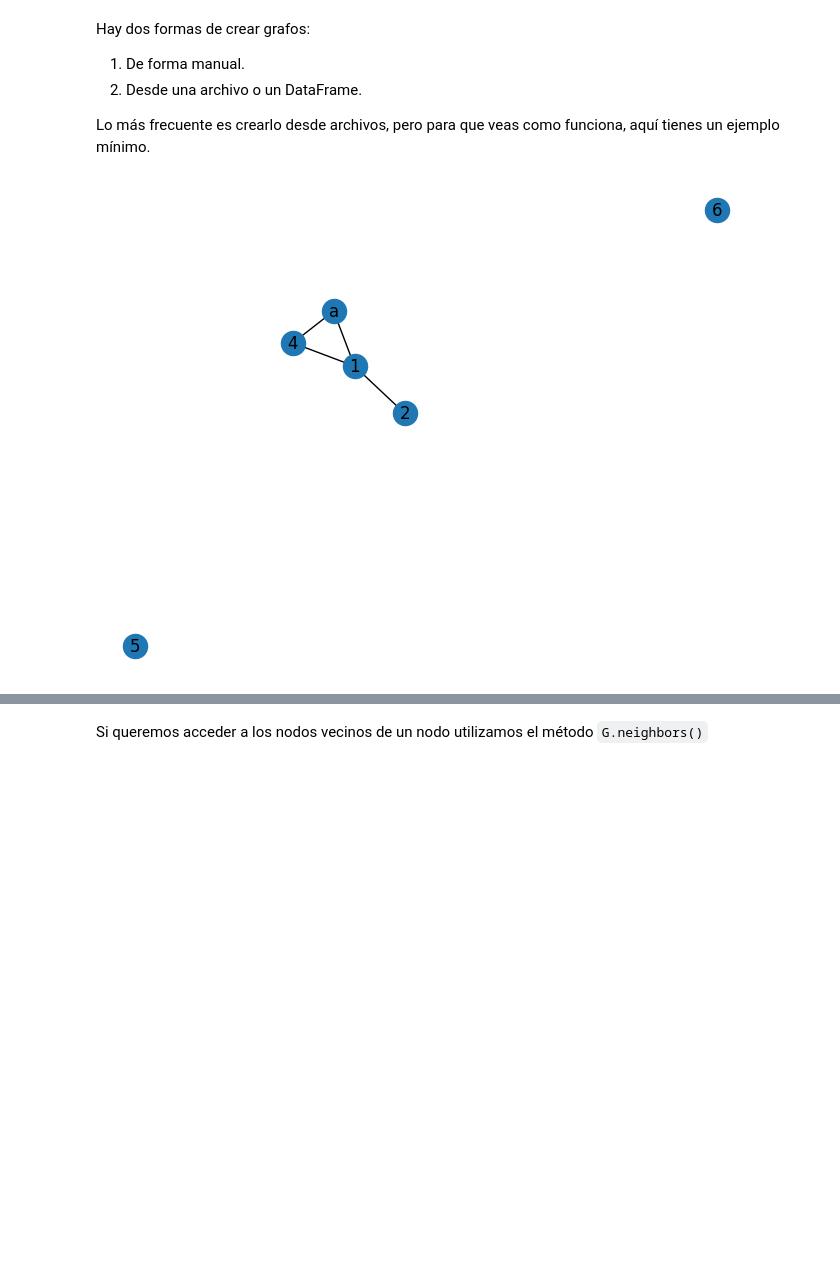
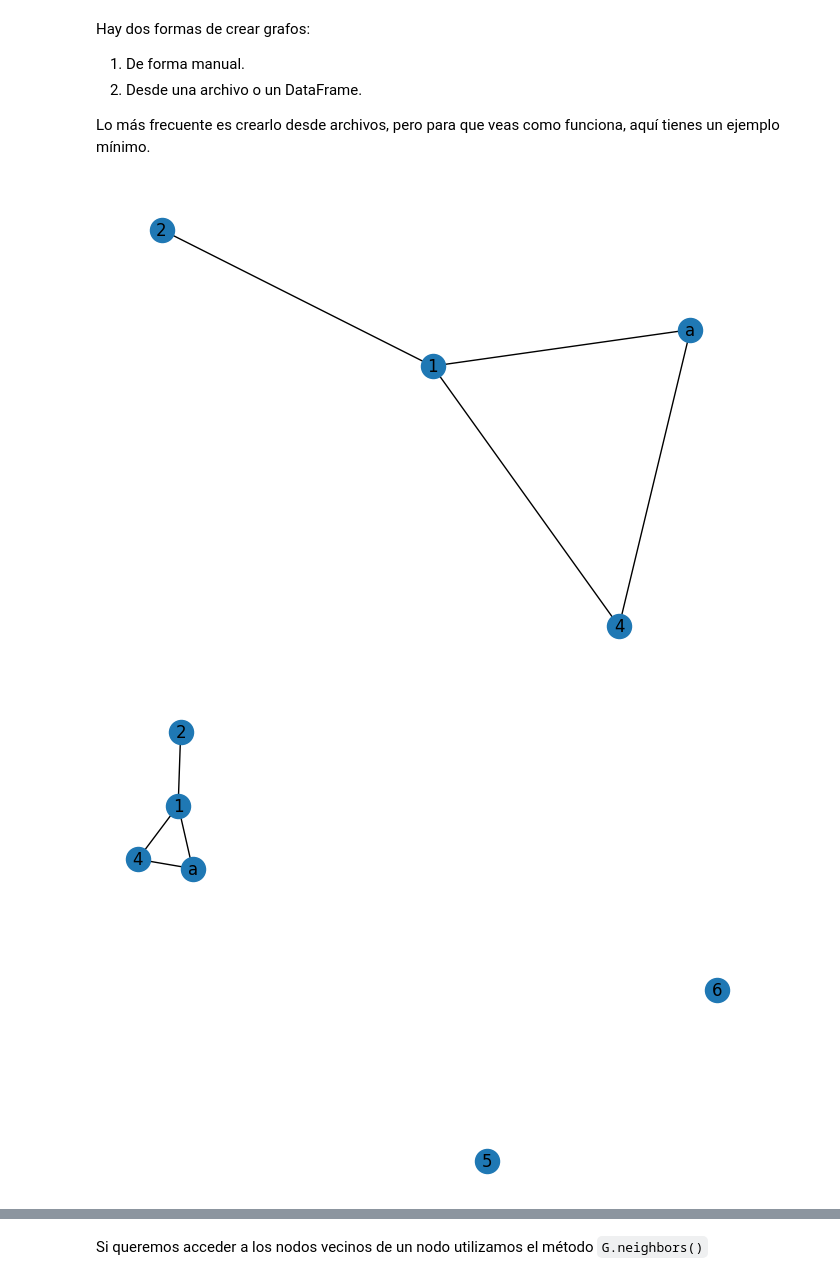
Before and after one commit to FernandoCarazoMelo/network-science, a Jupyter notebook: notebooks/01_FC_network-intro.ipynb, the cells around one changed output, grey strips where cells are left out. Cells and saved outputs as stored; diff of their text form; code cells hidden in the pictures; blank space fills up the shorter version.

```diff
--- a/notebooks/01_FC_network-intro.ipynb
+++ b/notebooks/01_FC_network-intro.ipynb
@@ -52,6 +52,7 @@ Hay dos formas de crear grafos:
 Lo más frecuente es crearlo desde archivos, pero para que veas como funciona, aquí tienes un ejemplo mínimo.
 # %%
 import networkx as nx
+import pandas as pd
 import warnings
 warnings.filterwarnings('ignore')
 
@@ -60,10 +61,14 @@ G = nx.Graph()
 
 # Añadimos conexiones
 G.add_edges_from([(1, 2), (1, "a"), ("a",4), (4,1)])
-G.add_nodes_from([5,6])
-
 
 # Dibujamos la red.
 nx.draw(G, with_labels=True)
 # %% [output]
-[figure, old version]
+[figure, new version]
+# %%
+G.add_nodes_from([5,6])
+# Dibujamos la red.
+nx.draw(G, with_labels=True)
+# %% [output]
+[figure, added]
```
Also changed, not shown: parts of 9 cells of this notebook.
